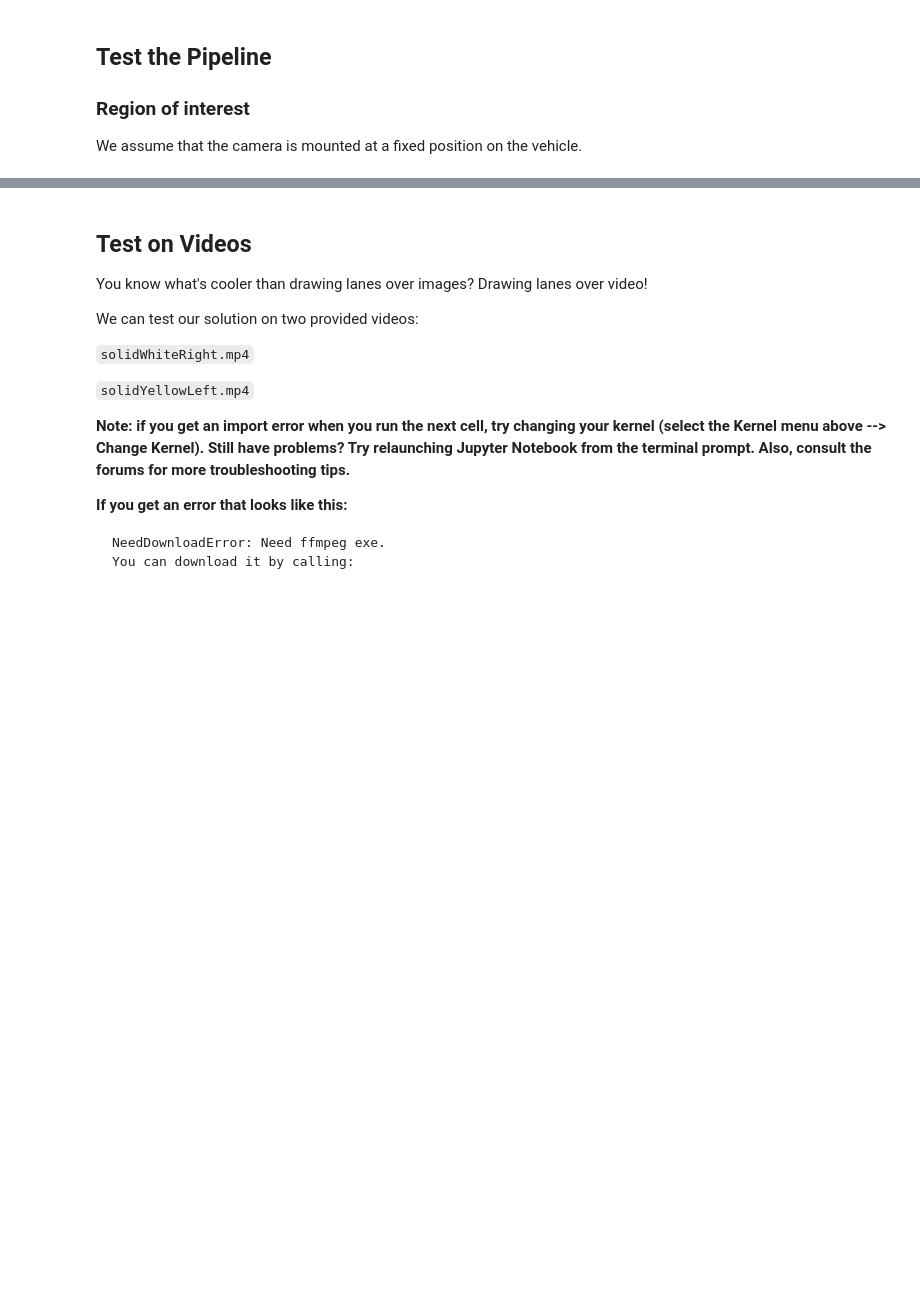
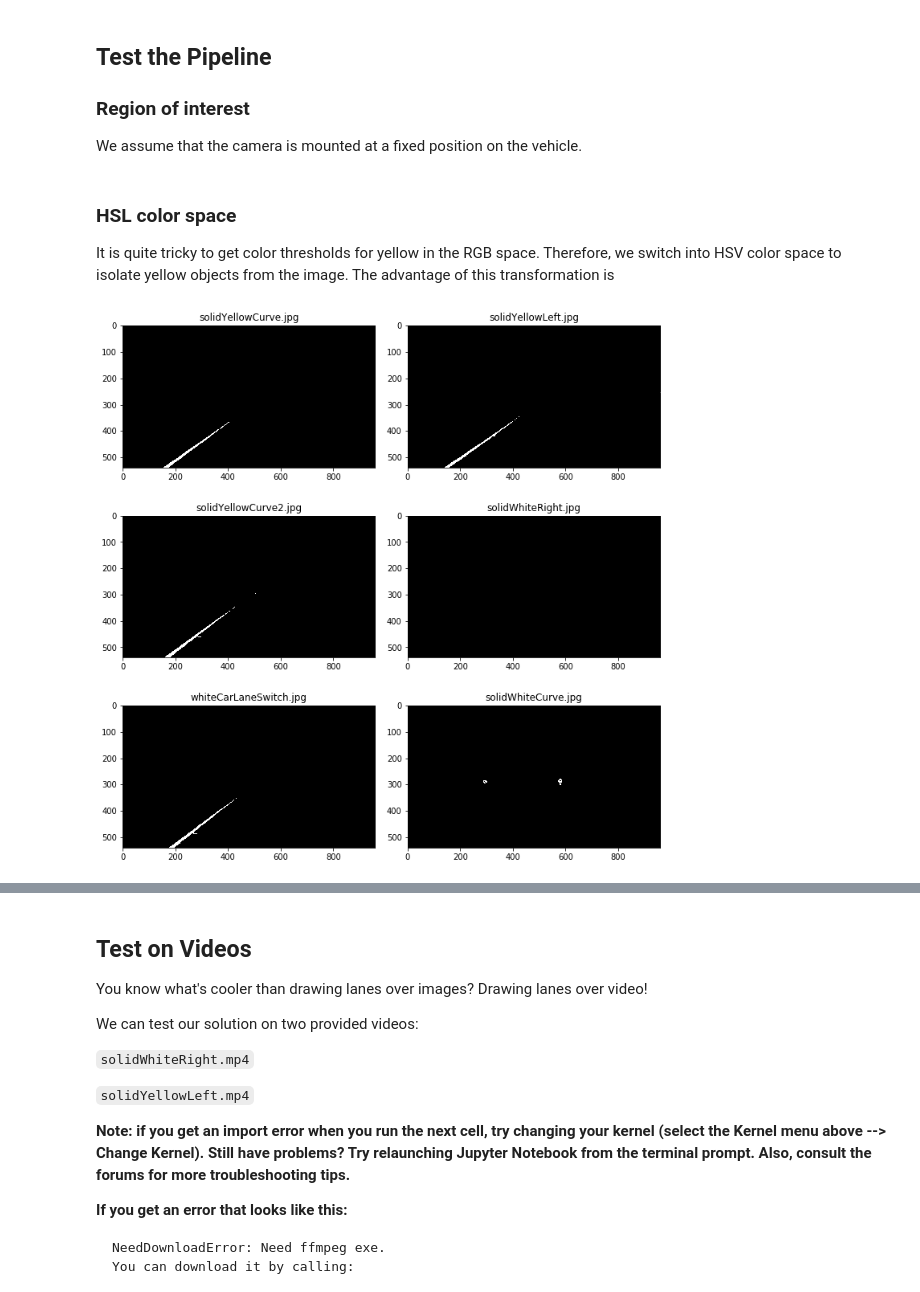
Before and after one commit to julia-kraus/CarND-LaneLines-P1, a Jupyter notebook: P1-Copy1.ipynb, the cells around one changed output, grey strips where cells are left out. Drawn from its saved outputs; the diff is of its cells as text; code cells hidden in the pictures; blank space fills up the shorter version.

Commit message:
implement color selection yellow and white separately

```diff
--- a/P1-Copy1.ipynb
+++ b/P1-Copy1.ipynb
@@ -139,15 +139,28 @@ def region_of_interest2(img):
     image[~region_thresholds] = [0, 0, 0]
     return image
 
-def grayscale(img):
-    """Applies the Grayscale transform
-    This will return an image with only one color channel
-    but NOTE: to see the returned image as grayscale
-    (assuming your grayscaled image is called 'gray')
-    you should call plt.imshow(gray, cmap='gray')"""
-    return cv2.cvtColor(img, cv2.COLOR_RGB2GRAY)
-    # Or use BGR2GRAY if you read an image with cv2.imread()
-    # return cv2.cvtColor(img, cv2.COLOR_BGR2GRAY)
+def to_hls(img):
+    hls = cv2.cvtColor(img, cv2.COLOR_RGB2HLS)
+    return hls
+
+def get_white_stuff_rgb(img):
+    low_threshold = np.array([220, 220, 220], dtype=np.uint8)
+    high_threshold = np.array([255, 255, 255], dtype=np.uint8)
+    white_mask = cv2.inRange(img, low_threshold, high_threshold)
+    return white_mask
+
+def get_yellow_stuff(img):
+    img = to_hls(img)
+    low_threshold = np.array([20, 100, 100], dtype=np.uint8)
+    high_threshold = np.array([30, 255, 255], dtype=np.uint8)
+    yellow_mask = cv2.inRange(img, low_threshold, high_threshold)
+    return yellow_mask
+
+def color_select(img):
+    yellow_mask = get_yellow_stuff(img)
+    white_mask = get_white_stuff_rgb(img)
+    mask = cv2.bitwise_or(yellow_mask, white_mask)
+    return cv2.bitwise_and(img, img, mask=mask)
 
 def canny(img, low_threshold, high_threshold):
     """Applies the Canny transform"""
@@ -210,5 +243,12 @@ def weighted_img(img, initial_img, α=0.8, β=1., γ=0.):
 
 ### Region of interest
 We assume that the camera is mounted at a fixed position on the vehicle.
+# %% [markdown]
+### HSL color space
+It is quite tricky to get color thresholds for yellow in the RGB space. Therefore, we switch into HSV color space to isolate yellow objects from the image. The advantage of this transformation is
 # %%
-region_imgs = [region_of_interest2(img) for img in test_imgs]
+yellow_imgs = [get_yellow_stuff(img) for img in test_imgs]
+
+show_test_images(yellow_imgs)
+# %% [output]
+[figure, added]
```
Also changed, not shown: parts of 8 cells of this notebook.
